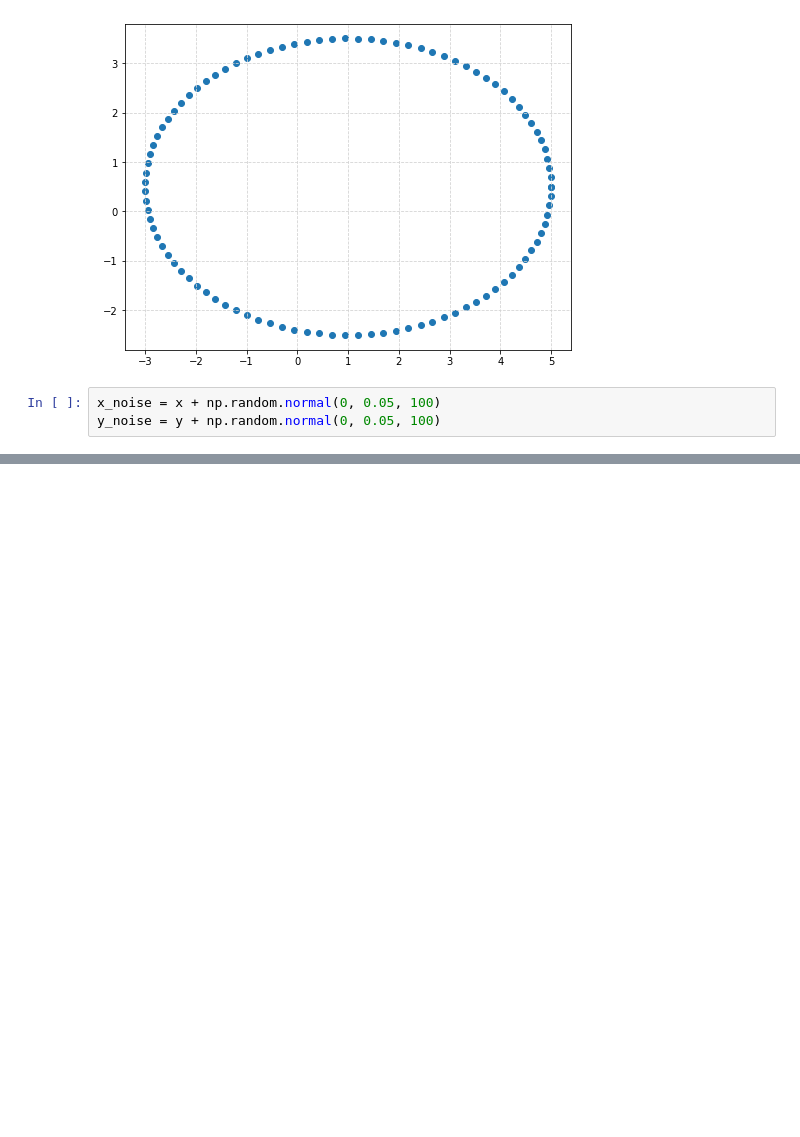
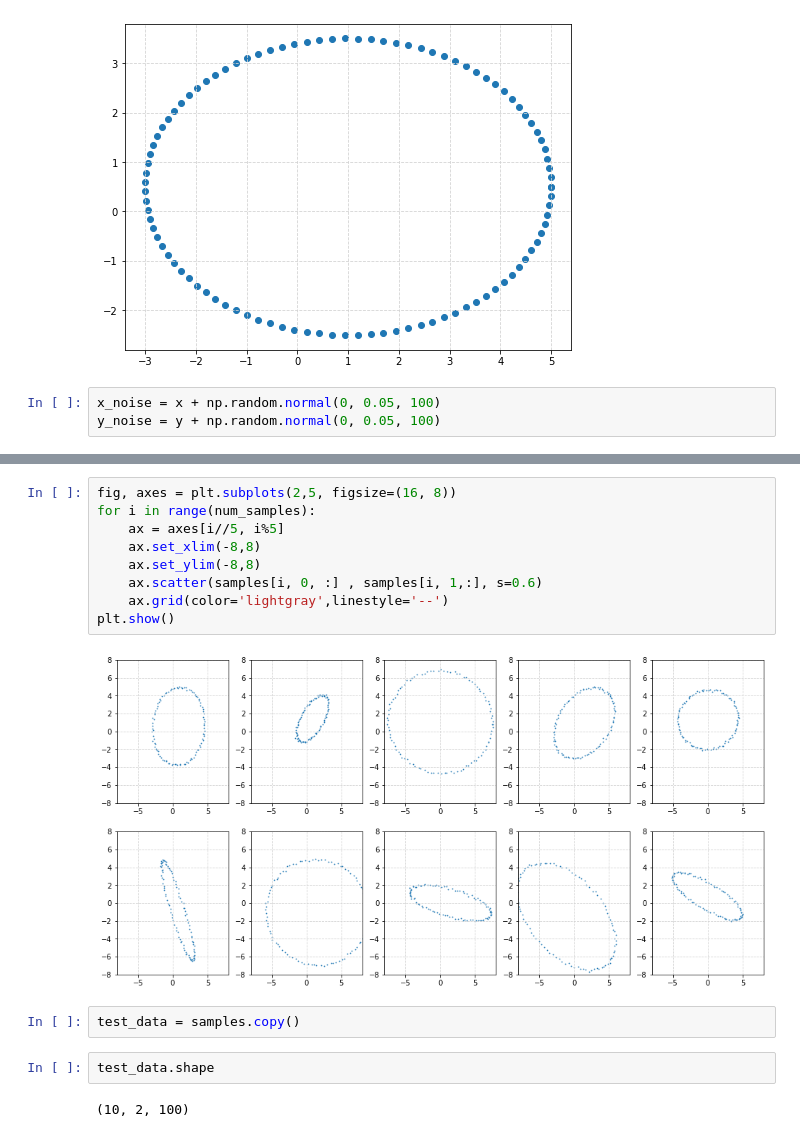
Before and after one commit to cschou/object_tracking_fix, a Jupyter notebook: gen_data.ipynb, the cells around one changed output, grey strips where cells are left out. Drawn from its saved outputs; the diff is of its cells as text; blank space fills up the shorter version.

```diff
--- a/gen_data.ipynb
+++ b/gen_data.ipynb
@@ -52,0 +87,17 @@ plt.show()
+# %%
+fig, axes = plt.subplots(2,5, figsize=(16, 8))
+for i in range(num_samples):
+    ax = axes[i//5, i%5]
+    ax.set_xlim(-8,8)
+    ax.set_ylim(-8,8)
+    ax.scatter(samples[i, 0, :] , samples[i, 1,:], s=0.6)
+    ax.grid(color='lightgray',linestyle='--')
+plt.show()
+# %% [output]
+[figure, added]
+# %%
+test_data = samples.copy()
+# %%
+test_data.shape
+# %% [output]
+(10, 2, 100)
```
Also changed, not shown: parts of 17 cells of this notebook.
